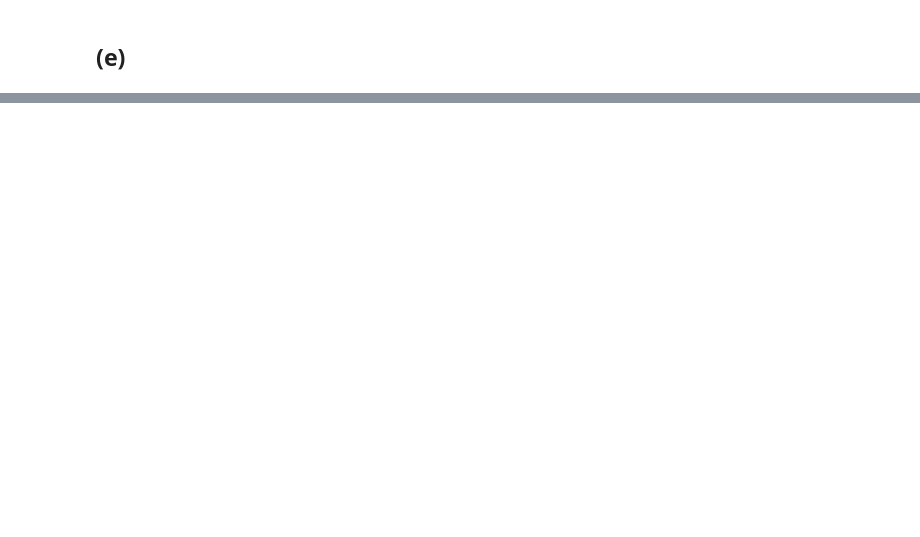
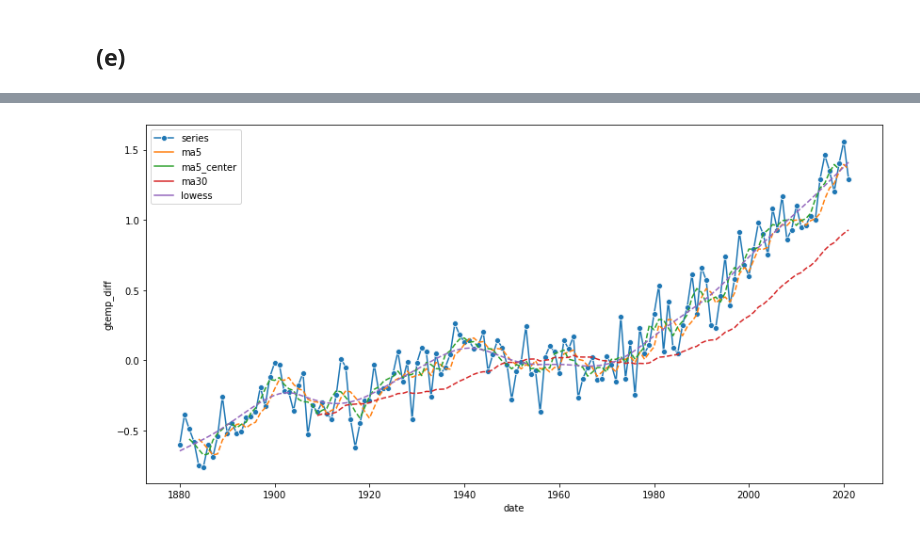
Before and after one commit to ichbinallen/tsaaia, a Jupyter notebook: notebooks/Chapter2.ipynb, the cells around one changed output, grey strips where cells are left out. Cells and saved outputs as stored; diff of their text form; code cells hidden in the pictures; blank space fills up the shorter version.

Commit message:
lowess smoother

```diff
--- a/notebooks/Chapter2.ipynb
+++ b/notebooks/Chapter2.ipynb
@@ -615,0 +675,6 @@ sns.pairplot(oil[["poil", "pgas", "pgas1", "pgas2", "pgas3"]])
+# %%
+def read_gtemp(filename):
+    df = pd.read_csv(filename)
+    df.date = pd.to_datetime(df.date)
+
+    return df
@@ -615,0 +683,2 @@ sns.pairplot(oil[["poil", "pgas", "pgas1", "pgas2", "pgas3"]])
+# %%
+gtemp = read_gtemp("../data/gtemp_land.csv")
@@ -615,0 +687,9 @@ sns.pairplot(oil[["poil", "pgas", "pgas1", "pgas2", "pgas3"]])
+# %%
+gtemp["ma5_centered"] = gtemp.gtemp_diff.rolling(5, center=True).mean()
+gtemp["ma5"] = gtemp.gtemp_diff.rolling(5, center=False).mean()
+gtemp["ma30"] = gtemp.gtemp_diff.rolling(30).mean()
+
+gtemp['t'] = gtemp.index + 1
+lowess_mod = moepy.lowess.Lowess()
+lowess_mod.fit(x=gtemp['t'].to_numpy(), y=gtemp.gtemp_diff.to_numpy(), frac=0.2)
+gtemp['lowess'] = lowess_mod.predict(gtemp['t'].to_numpy())
@@ -615,0 +698,13 @@ sns.pairplot(oil[["poil", "pgas", "pgas1", "pgas2", "pgas3"]])
+# %%
+g = sns.lineplot(data=gtemp, x="date", y="gtemp_diff", marker="o", label="series")
+sns.lineplot(data=gtemp, x="date", y="ma5", label="ma5")
+sns.lineplot(data=gtemp, x="date", y="ma5_centered", label="ma5_center")
+sns.lineplot(data=gtemp, x="date", y="ma30", label="ma30")
+sns.lineplot(data=gtemp, x="date", y="lowess", label="lowess")
+
+g.lines[1].set_linestyle("--")
+g.lines[2].set_linestyle("--")
+g.lines[3].set_linestyle("--")
+g.lines[4].set_linestyle("--")
+# %% [output]
+[figure, added]
```
Also changed, not shown: parts of 44 cells of this notebook.
